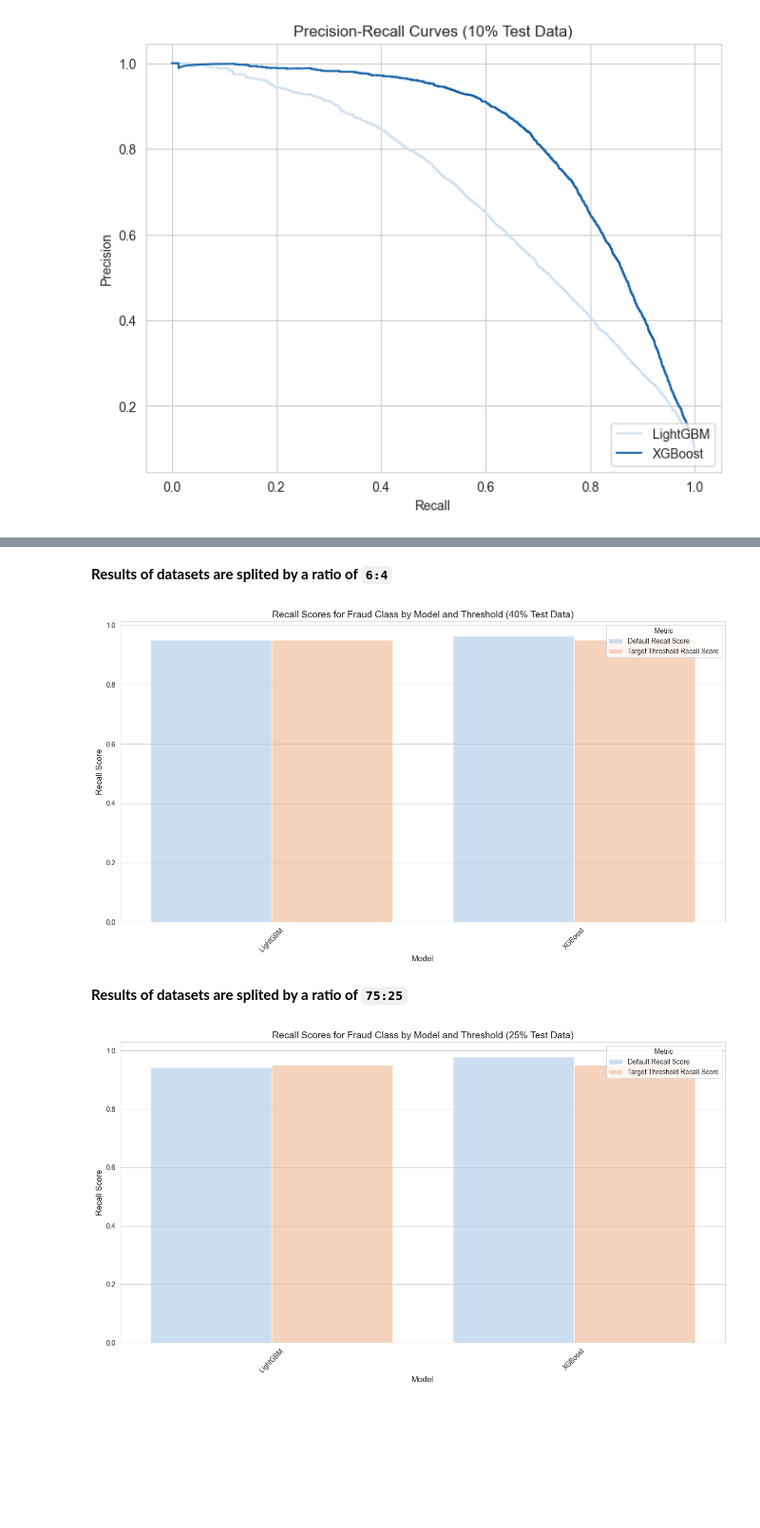
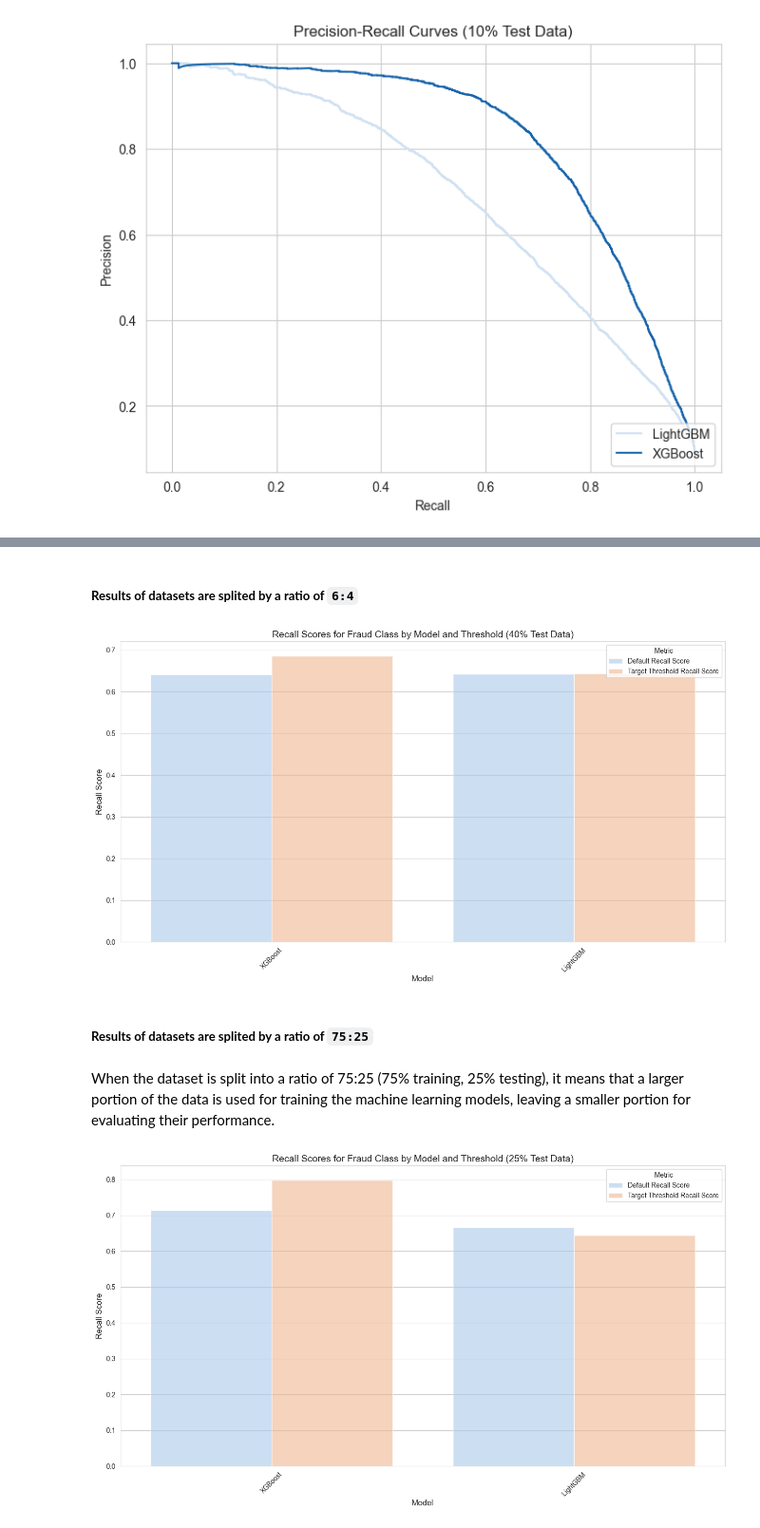
Before and after one commit to ParzHe/Fraud_detection_with_LightGBM_and_XGBoost, a Jupyter notebook: data mining._assignment.ipynb, the cells around one changed output, grey strips where cells are left out. Shown at 95% size. Saved outputs shown, nothing was run; the diff lists cells and outputs as text; code cells hidden in the pictures; blank space fills up the shorter version.

```diff
--- a/data mining._assignment.ipynb
+++ b/data mining._assignment.ipynb
@@ -2537,31 +3205,33 @@ def plot_recall_scores(data, suffix=''):
     # Display plot
     plt.show()
 # %% [markdown]
-<b>Results of datasets are splited by a ratio of `6:4`
+##### <b>Results of datasets are splited by a ratio of `6:4`
 # %%
 # Create a dataframe with the recall scores for each model
 data_60 = pd.DataFrame({
     'Model': ['LightGBM', 'XGBoost'],
-    'Default Recall Score': [lgb_default_recall_60[0], xgb_default_recall_60[0]],
-    'Target Threshold Recall Score': [lgb_target_recall_60[0], xgb_target_recall_60[0]]
+    'Default Recall Score': [lgb_default_recall_60[1], xgb_default_recall_60[1]],
+    'Target Threshold Recall Score': [lgb_target_recall_60[1], xgb_target_recall_60[1]]
 })
 
 # Plot the recall scores for each model
 plot_recall_scores(data_60, suffix=' (40% Test Data)')
 # %% [output]
-[figure, old version]
+[figure, new version]
 # %% [markdown]
-<b>Results of datasets are splited by a ratio of `75:25`
+##### <b>Results of datasets are splited by a ratio of `75:25`
+# %% [markdown]
+When the dataset is split into a ratio of  75:25 (75% training, 25% testing), it means that a larger portion of the data is used for training the machine learning models, leaving a smaller portion for evaluating their performance.
 # %%
 # Create a dataframe with the recall scores for each model
 data_75 = pd.DataFrame({
     'Model': ['LightGBM', 'XGBoost'],
-    'Default Recall Score': [lgb_default_recall_75[0], xgb_default_recall_75[0]],
-    'Target Threshold Recall Score': [lgb_target_recall_75[0], xgb_target_recall_75[0]]
+    'Default Recall Score': [lgb_default_recall_75[1], xgb_default_recall_75[1]],
+    'Target Threshold Recall Score': [lgb_target_recall_75[1], xgb_target_recall_75[1]]
 })
 
 # Plot the recall scores for each model
 plot_recall_scores(data_75, suffix=' (25% Test Data)')
 # %% [output]
-[figure, old version]
+[figure, new version]
 # %% [markdown]
```
Also changed, not shown: parts of 104 cells of this notebook, 1 other file.
